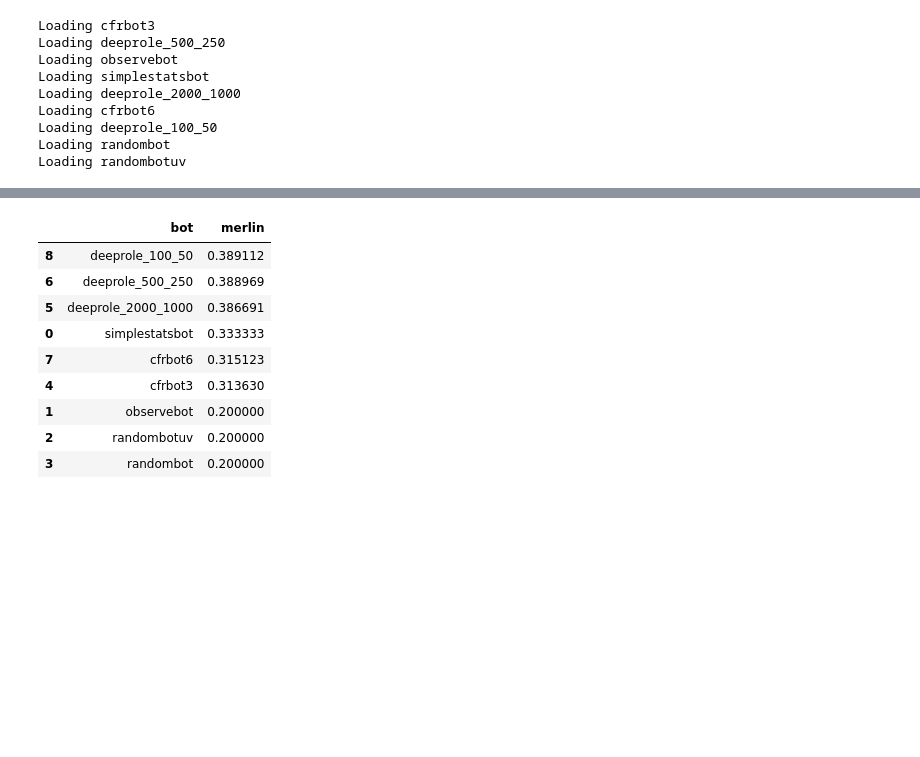
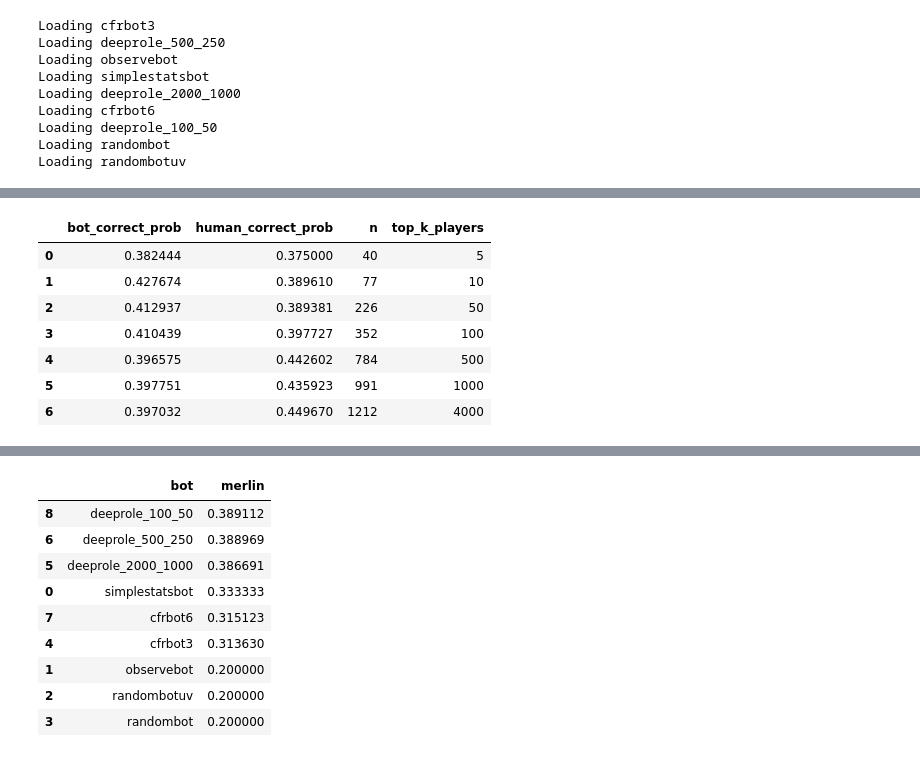
Before and after one commit to Detry322/avalon-bot, a Jupyter notebook: battlefield/Graphs.ipynb, the cells around one changed output, grey strips where cells are left out. Saved outputs shown, nothing was run; the diff lists cells and outputs as text; code cells hidden in the pictures; blank space fills up the shorter version.

```diff
--- a/battlefield/Graphs.ipynb
+++ b/battlefield/Graphs.ipynb
@@ -29,6 +29,13 @@ for directory in glob.glob('human/*'):
     result = pd.concat(dataframes)
     result.reset_index(drop=True, inplace=True)
     DATA_BY_BOT[bot] = result
+
+def load_bot(name):
+    result = []
+    for filename in glob.glob('merlin/' + name + '/*'):
+        with gzip.open(filename, 'r') as f:
+            result.append(pd.read_msgpack(f))
+    return pd.concat(result)
 # %% [output]
 Loading cfrbot3
 Loading deeprole_500_250
@@ -42,3 +73,35 @@ Loading randombotuv
+# %%
+GAMES_PLAYED_BY_PLAYER = DATA_BY_BOT['randombot'].groupby(['game', 'player']).size().reset_index()[['game', 'player']]
+GAMES_PLAYED_BY_PLAYER = GAMES_PLAYED_BY_PLAYER.player.value_counts().reset_index()
+
+def values_for_cutoff(df, cutoff):
+    players_df = GAMES_PLAYED_BY_PLAYER[:cutoff]
+    players = players_df['index']
+
+    df = df[df.merlin.isin(players)]
+
+    return {
+        'top_k_players': cutoff,
+        'n': len(df),
+#         'experience': players_df.player.sum(),
+        'bot_correct_prob': df.bot_correct_prob.mean(),
+        'human_correct_prob': (df.correct_guess == df.human_guess).mean(),
+    }
+
+deep = load_bot('deeprole_100_50')
+
+results = [values_for_cutoff(deep, c) for c in [5, 10, 50, 100, 500, 1000, 4000]]
+
+pd.DataFrame(results)
+# %% [output]
+|  | bot_correct_prob | human_correct_prob | n | top_k_players |
+| 0 | 0.382444 | 0.375000 | 40 | 5 |
+| 1 | 0.427674 | 0.389610 | 77 | 10 |
+| 2 | 0.412937 | 0.389381 | 226 | 50 |
+| 3 | 0.410439 | 0.397727 | 352 | 100 |
+| 4 | 0.396575 | 0.442602 | 784 | 500 |
+| 5 | 0.397751 | 0.435923 | 991 | 1000 |
+| 6 | 0.397032 | 0.449670 | 1212 | 4000 |
 # %%
 def get_cost(df, tremble_prob, cost_func):
     propose_moves = df[df.type == 'propose']
```
Also changed, not shown: parts of 3 cells of this notebook, 3 other files.
